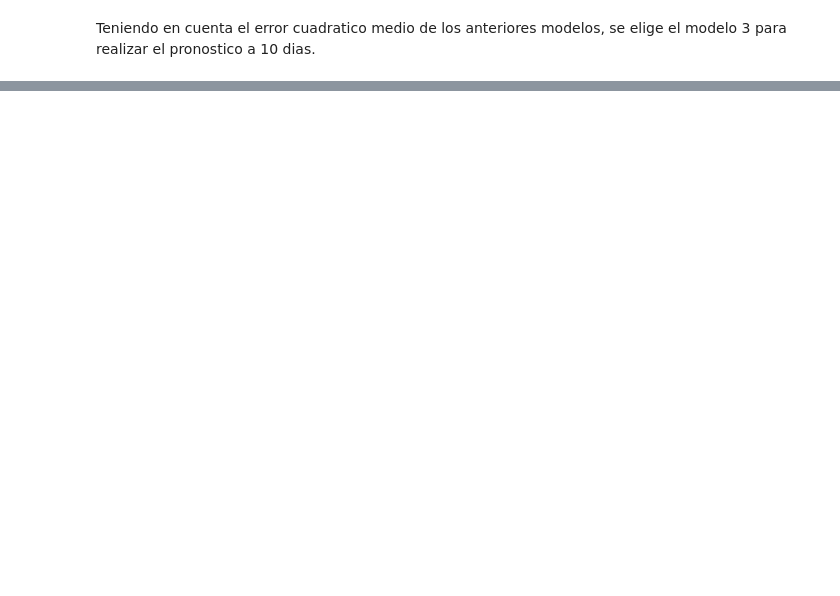
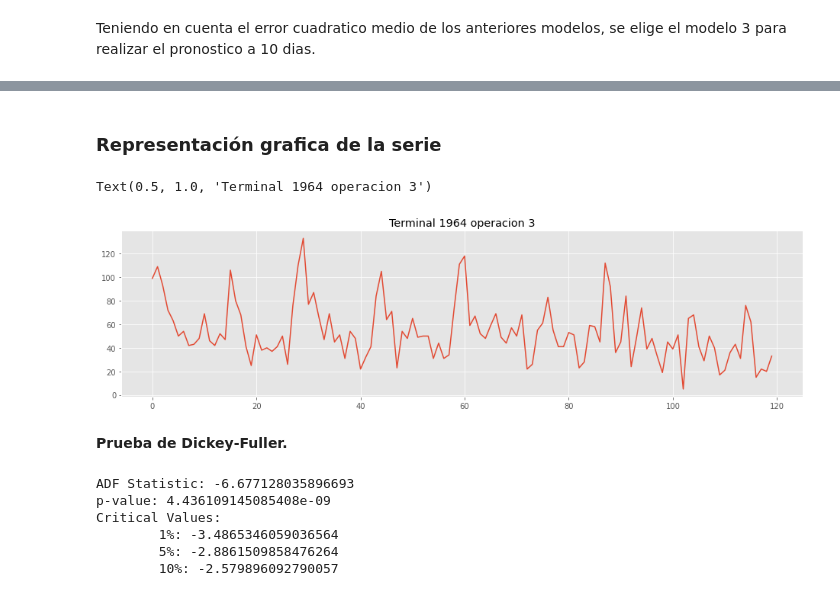
Before and after one commit to acortize/prueba, a Jupyter notebook: Prueba_porvenir.ipynb, the cells around one changed output, grey strips where cells are left out. Drawn from its saved outputs; the diff is of its cells as text; code cells hidden in the pictures; blank space fills up the shorter version.

```diff
--- a/Prueba_porvenir.ipynb
+++ b/Prueba_porvenir.ipynb
@@ -541,0 +542,35 @@ df
+# %%
+prueba_2['fecha'] = pd.to_datetime(prueba_2['fecha'])
+monthly_orders = prueba_2.groupby(prueba_2['fecha'].dt.to_period('D')).size()
+d = { 'fecha': monthly_orders.index, 'Volum_tra':monthly_orders.values}
+df = pd.DataFrame(data=d)
+# %%
+from datetime import datetime
+#df['fecha'].map.(lambda x: x.strftime("%Y-%m-%d "))
+a=map(lambda x: x.strftime("%Y-%m-%d "), df['fecha'])
+df['fecha']=list(a)
+# %% [markdown]
+### Representación grafica de la serie
+# %%
+rcParams['figure.figsize'] = 16, 4
+plt.plot(df['Volum_tra'])
+plt.title('Terminal 1964 operacion 3')
+# %% [output]
+Text(0.5, 1.0, 'Terminal 1964 operacion 3')
+[figure, added]
+# %% [markdown]
+**Prueba de Dickey-Fuller.**
+# %%
+result = adfuller(df['Volum_tra'])
+print('ADF Statistic: {}'.format(result[0]))
+print('p-value: {}'.format(result[1]))
+print('Critical Values:')
+for key, value in result[4].items():
+    print('\t{}: {}'.format(key, value))
+# %% [output]
+ADF Statistic: -6.677128035896693
+p-value: 4.436109145085408e-09
+Critical Values:
+        1%: -3.4865346059036564
+        5%: -2.8861509858476264
+        10%: -2.579896092790057
```
Also changed, not shown: parts of 58 cells of this notebook.
